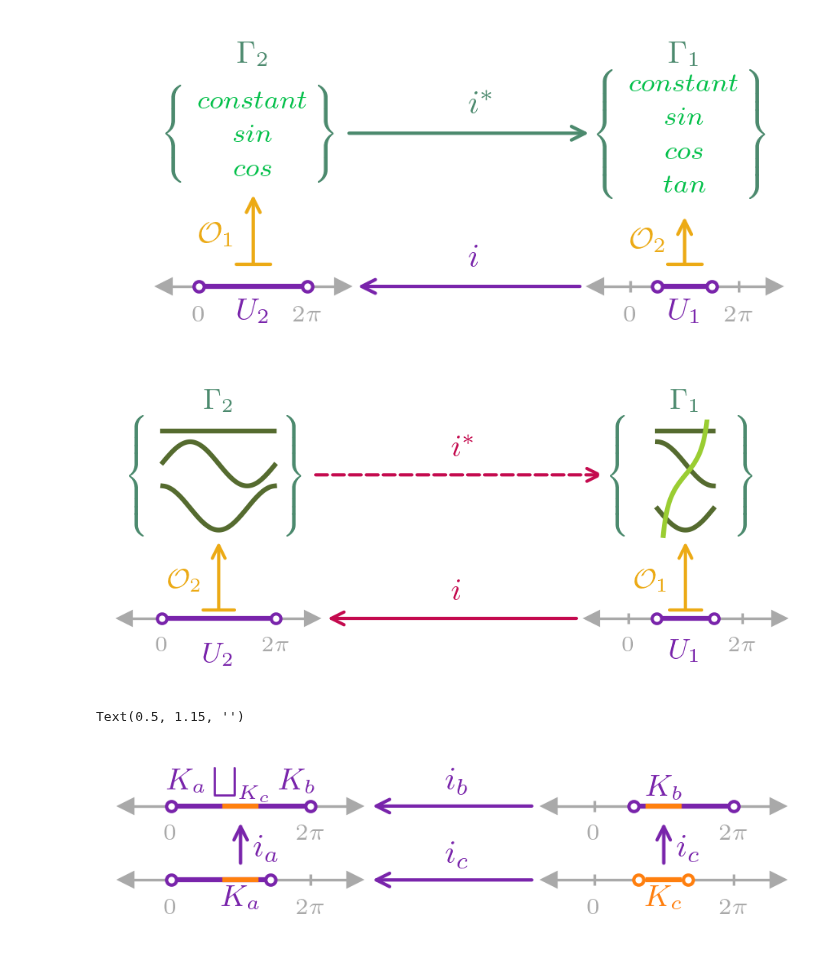
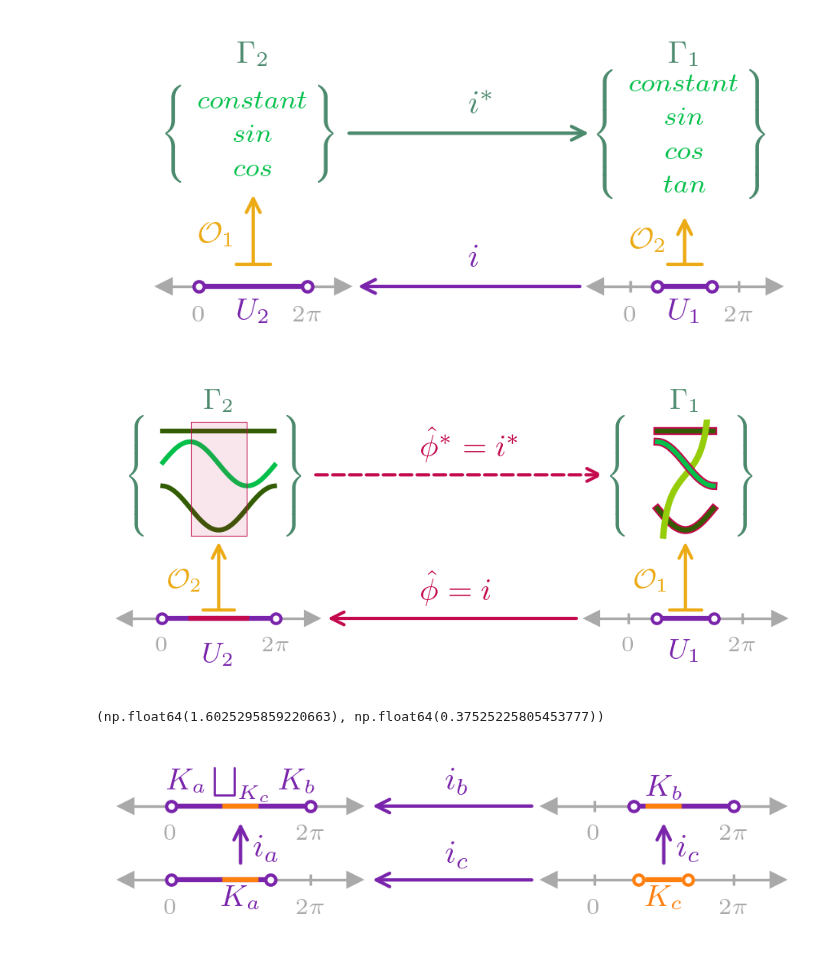
Before and after one commit to story645/team, a Jupyter notebook: paper/figcode/equation_diagrams.ipynb, the cells around one changed output. Cells and saved outputs as stored; diff of their text form; code cells hidden in the pictures.

Commit message:
highlight push/pull

```diff
--- a/paper/figcode/equation_diagrams.ipynb
+++ b/paper/figcode/equation_diagrams.ipynb
@@ -155,18 +155,19 @@ ln1, = u1.plot(u1x, [0,0],**p_kwargs)
 
 g1_color = 'darkolivegreen'
 g2_color = 'yellowgreen'
-
+g1_color = '#335D03'
+g2_color = '#96CD0A'
 u2xv = np.linspace(u2x[0], u2x[-1], 100)[1:-1]
 u1xv = np.linspace(u1x[0], u1x[1], 100)[1:-1]
 tu1xv = u1xv[10:-10]
 tu1yv = np.tan(tu1xv)*.1 + .65
-u1.plot(tu1xv, tu1yv, color=g2_color, zorder=10)
+u1.plot(tu1xv, tu1yv, color=g2_color, zorder=10, lw=2)
 
 
 for axs, x, alpha in [(u1, u1xv, 1), (u2, u2xv, 1)]:
-    axs.plot(x, np.ones(x.shape)*.85, color=g1_color, alpha=alpha)
-    axs.plot(x, np.sin(x)*.1 + .7, color=g1_color, alpha=alpha)
-    axs.plot(x, np.cos(x)*.1 + .5, color=g1_color, alpha=alpha)
+    axs.plot(x, np.ones(x.shape)*.85, color=g1_color, alpha=alpha, lw=1.5)
+    axs.plot(x, np.sin(x)*.1 + .7, color=pcd['section'], alpha=alpha, zorder=13, lw=1.5)
+    axs.plot(x, np.cos(x)*.1 + .5, color=g1_color, alpha=alpha, lw=1.5)
 
 
 br1 = u1.text(np.pi, np.min(tu1yv) + np.ptp(tu1yv)/2, r'$\begin{Bmatrix}\phantom{constant}\\ \phantom{sin} \\ \phantom{cos} \\ \phantom{tan}\end{Bmatrix}$',
@@ -184,40 +185,52 @@ g2a = ax.annotate(r"$\Gamma_2$", (.5, 0), color=pcd['set'],
 
 u1a = u1.annotate(f"$U_1$", (0.5, .01), xycoords=(g1a, 'axes fraction'),
                   color=pcd['base'], va='top', ha='center', fontsize=fs['small'])
 u2a = u2.annotate(f"$U_2$", (0.5, -.01), xycoords=(g2a, 'axes fraction'),
                   color=pcd['base'], va='top', ha='center', fontsize=fs['small'])
 # annotate: tail, head
 
 u1_u2 = ax.annotate("", (1.05, 0), (-.05,0), xycoords=(u2.transAxes, u2.transData),
                     textcoords= (u1.transAxes, u1.transData),
                     arrowprops=dict(arrowstyle = "->", color=pcd['monoid']))
 
-u1_u2_l = ax.annotate(r"$i$", (.5, 1.5), xycoords=u1_u2,
+u1_u2_l = ax.annotate(r"$\hat{\phi} = i$", (.5, 1.5), xycoords=u1_u2,
                       color=pcd['monoid'], ha='center', va='bottom', fontsize=fs['normal'])
 
 g2_g1 = ax.annotate("", (0, .5), (1,.5) , xycoords=br1, textcoords=br2,
                    arrowprops=dict(arrowstyle = "->", color=pcd['monoid'], linestyle='--'), zorder=10)
 
-g2_g1_l = ax.annotate("$i^*$", (0, 1.5), xycoords=(u1_u2_l, g2_g1),
+g2_g1_l = ax.annotate("$\hat{\phi}^*=i^*$", (0, 1.5), xycoords=(u1_u2_l, g2_g1),
                       color=pcd['monoid'], va='bottom', fontsize=fs['normal'])
 
 
 for l, axsh in [(r"$\mathcal{O}_{2}$", u2), (r"$\mathcal{O}_{1}$", u1)]:
     sheaf = axsh.annotate("", (np.pi, .375), (np.pi, .01), arrowprops=dict(arrowstyle="]->,widthA=.5,lengthA=0", color=pcd['sheaf']))
     axsh.annotate(l, (0, .5), xycoords=sheaf, ha='right', va='center', color=pcd['sheaf'], fontsize=fs['small'])
 
 
+# highlight pullback
+u2.plot(u1xv, np.zeros(u1xv.shape), lw=1.5, color=pcd['monoid'], zorder=12)
+
+m_alpha=.10
+u1.plot(u1xv, np.ones(u1xv.shape)*.85, color=pcd['monoid'], lw=2.5, zorder=-1)
+u1.plot(u1xv, np.sin(u1xv)*.1 + .7, color=pcd['monoid'], lw=2.5, zorder=12)
+u1.plot(u1xv, np.cos(u1xv)*.1 + .5, color=pcd['monoid'], lw=2.5, zorder=-1)
+
+rect = mpatches.Rectangle((u1xv[0], np.min(tu1yv)), width = (u1xv[-1]-u1xv[0]),
+                           height = np.ptp(tu1yv)-.035, facecolor=(pcd['monoid'], m_alpha), edgecolor=pcd['monoid'], lw=.25,
+                         zorder=15)
+u2.add_artist(rect)
 
 ax.axis('off')
 ax.set(xlim=(0,1), ylim=(0,1))
 fig.savefig(paper_path/'presheaf.pdf', bbox_inches='tight', backend='pgf')
 fig.savefig(paper_path/'presheaf.png', bbox_inches='tight')
 # %% [output]
-[figure, old version]
+[figure, new version]
 # %%
-sheafs[2]
+rect.get_xy()
 # %% [output]
-Text(0.5, 1.15, '')
+(np.float64(1.6025295859220663), np.float64(0.37525225805453777))
 # %%
 def plot_base(ax, fontsize_scale = 0):
     ax.set(xlim=(0,1), ylim=(0,1))
```
Also changed, not shown: 1 other file.
